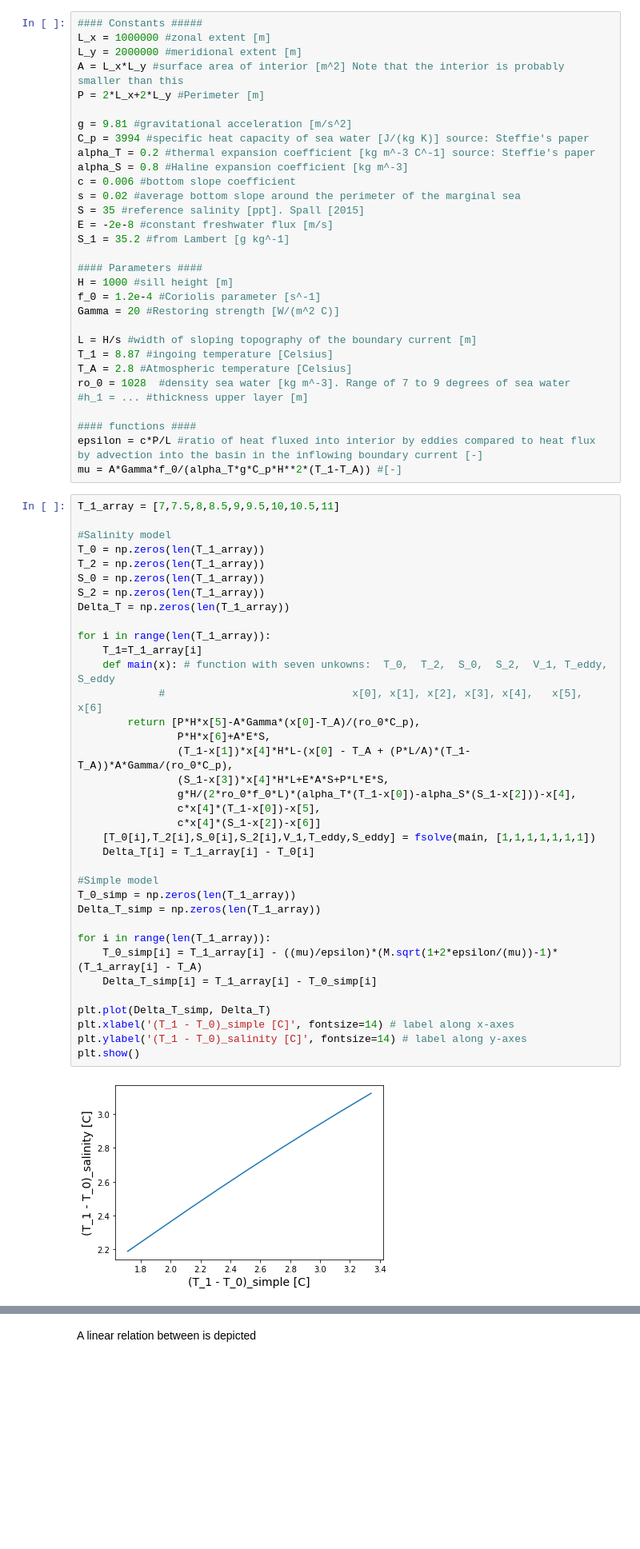
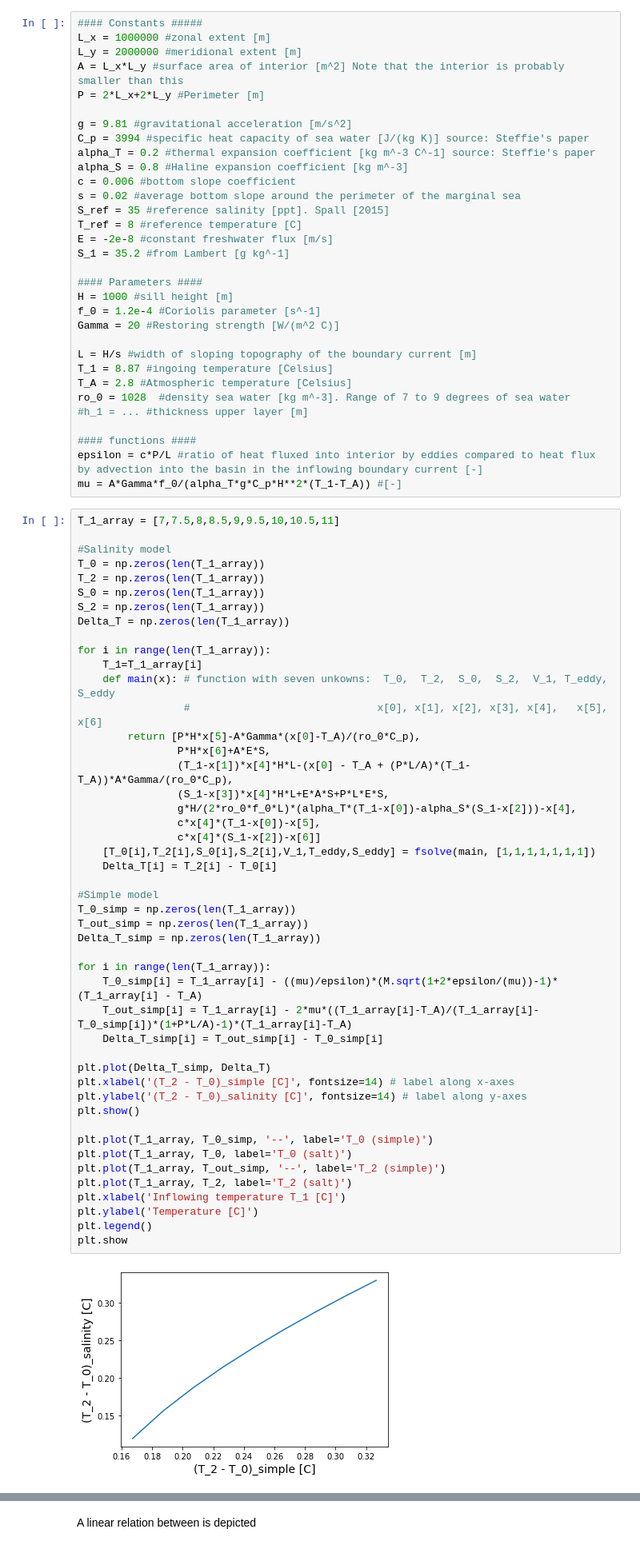
Before and after one commit to Emma0112/MarginalSeaModel, a Jupyter notebook: DeltaT.ipynb, the cells around one changed output, grey strips where cells are left out. Shown at 80% size. Cells and saved outputs as stored; diff of their text form; blank space fills up the shorter version.

```diff
--- a/DeltaT.ipynb
+++ b/DeltaT.ipynb
@@ -21,7 +21,8 @@ alpha_T = 0.2 #thermal expansion coefficient [kg m^-3 C^-1] source: Steffie's pa
 alpha_S = 0.8 #Haline expansion coefficient [kg m^-3]
 c = 0.006 #bottom slope coefficient
 s = 0.02 #average bottom slope around the perimeter of the marginal sea
-S = 35 #reference salinity [ppt]. Spall [2015]
+S_ref = 35 #reference salinity [ppt]. Spall [2015]
+T_ref = 8 #reference temperature [C]
 E = -2e-8 #constant freshwater flux [m/s]
 S_1 = 35.2 #from Lambert [g kg^-1]
 
@@ -44,36 +45,47 @@ T_1_array = [7,7.5,8,8.5,9,9.5,10,10.5,11]
 
 #Salinity model
 T_0 = np.zeros(len(T_1_array))
 T_2 = np.zeros(len(T_1_array))
 S_0 = np.zeros(len(T_1_array))
 S_2 = np.zeros(len(T_1_array))
 Delta_T = np.zeros(len(T_1_array))
 
 for i in range(len(T_1_array)):
     T_1=T_1_array[i]
     def main(x): # function with seven unkowns:  T_0,  T_2,  S_0,  S_2,  V_1, T_eddy, S_eddy
-             #                              x[0], x[1], x[2], x[3], x[4],   x[5],   x[6]
+                 #                              x[0], x[1], x[2], x[3], x[4],   x[5],   x[6]
         return [P*H*x[5]-A*Gamma*(x[0]-T_A)/(ro_0*C_p),
                 P*H*x[6]+A*E*S,
                 (T_1-x[1])*x[4]*H*L-(x[0] - T_A + (P*L/A)*(T_1-T_A))*A*Gamma/(ro_0*C_p),
                 (S_1-x[3])*x[4]*H*L+E*A*S+P*L*E*S,
                 g*H/(2*ro_0*f_0*L)*(alpha_T*(T_1-x[0])-alpha_S*(S_1-x[2]))-x[4],
                 c*x[4]*(T_1-x[0])-x[5],
                 c*x[4]*(S_1-x[2])-x[6]]
     [T_0[i],T_2[i],S_0[i],S_2[i],V_1,T_eddy,S_eddy] = fsolve(main, [1,1,1,1,1,1,1])
-    Delta_T[i] = T_1_array[i] - T_0[i]
+    Delta_T[i] = T_2[i] - T_0[i]
 
 #Simple model
 T_0_simp = np.zeros(len(T_1_array))
+T_out_simp = np.zeros(len(T_1_array))
 Delta_T_simp = np.zeros(len(T_1_array))
 
 for i in range(len(T_1_array)):
     T_0_simp[i] = T_1_array[i] - ((mu)/epsilon)*(M.sqrt(1+2*epsilon/(mu))-1)*(T_1_array[i] - T_A)
-    Delta_T_simp[i] = T_1_array[i] - T_0_simp[i]
+    T_out_simp[i] = T_1_array[i] - 2*mu*((T_1_array[i]-T_A)/(T_1_array[i]-T_0_simp[i])*(1+P*L/A)-1)*(T_1_array[i]-T_A)
+    Delta_T_simp[i] = T_out_simp[i] - T_0_simp[i]
 
 plt.plot(Delta_T_simp, Delta_T)
-plt.xlabel('(T_1 - T_0)_simple [C]', fontsize=14) # label along x-axes
-plt.ylabel('(T_1 - T_0)_salinity [C]', fontsize=14) # label along y-axes
+plt.xlabel('(T_2 - T_0)_simple [C]', fontsize=14) # label along x-axes
+plt.ylabel('(T_2 - T_0)_salinity [C]', fontsize=14) # label along y-axes
 plt.show()
+
+plt.plot(T_1_array, T_0_simp, '--', label='T_0 (simple)')
+plt.plot(T_1_array, T_0, label='T_0 (salt)')
+plt.plot(T_1_array, T_out_simp, '--', label='T_2 (simple)')
+plt.plot(T_1_array, T_2, label='T_2 (salt)')
+plt.xlabel('Inflowing temperature T_1 [C]')
+plt.ylabel('Temperature [C]')
+plt.legend()
+plt.show
 # %% [output]
-[figure, old version]
+[figure, new version]
```
Also changed, not shown: parts of 2 cells of this notebook, 3 other files.
